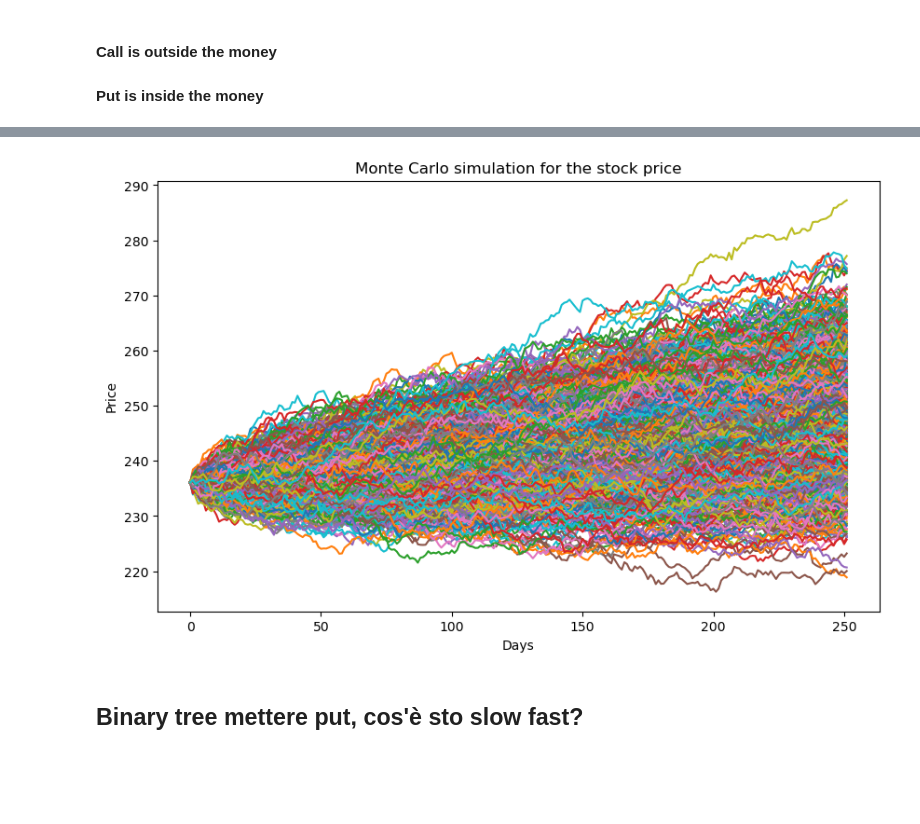
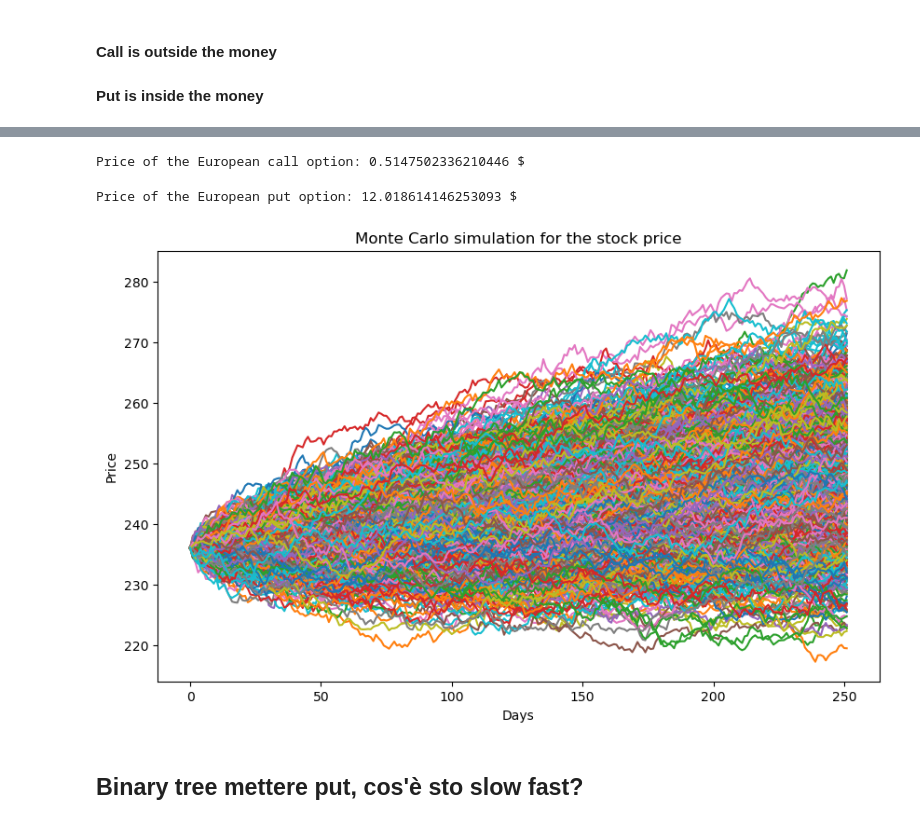
Before and after one commit to programessandro/options, a Jupyter notebook: Projectoptionfinal(2).ipynb, the cells around one changed output, grey strips where cells are left out. Saved outputs shown, nothing was run; the diff lists cells and outputs as text; code cells hidden in the pictures; blank space fills up the shorter version.

```diff
--- a/Projectoptionfinal(2).ipynb
+++ b/Projectoptionfinal(2).ipynb
@@ -130,15 +140,27 @@ Price of the European put option: 11.840754628083388 $
+# %%
+# European Call Option Price with Monte Carlo Simulation
+call_price, call_price_paths = monte_carlo_option_price(S, K, r, T, vol, num_simulations, 'call')
+print("Price of the European call option:", call_price,"$")
+# %% [output]
+Price of the European call option: 0.5147502336210446 $
+# %%
+# European Put Option Price with Monte Carlo Simulation
+put_price, put_price_paths = monte_carlo_option_price(S, K, r, T, vol, num_simulations, 'put')
+print("Price of the European put option:", put_price,"$")
+# %% [output]
+Price of the European put option: 12.018614146253093 $
 # %%
 #Bonus, doing a fancy graph to illustrate what we are doing
 plt.figure(figsize=(10, 6))
 for i in range(num_simulations):
-    plt.plot(price_paths[i, :], label=f'Simulazione {i + 1}')
+    plt.plot(stock_price_paths[i, :], label=f'Simulazione {i + 1}')
 
 plt.title('Monte Carlo simulation for the stock price')
 plt.xlabel('Days')
 plt.ylabel('Price')
 plt.show()
 # %% [output]
-[figure, old version]
+[figure, new version]
 # %% [markdown]
 ## Binary tree mettere put, cos'è sto slow fast?
 # %%
```
Also changed, not shown: parts of 27 cells of this notebook.
